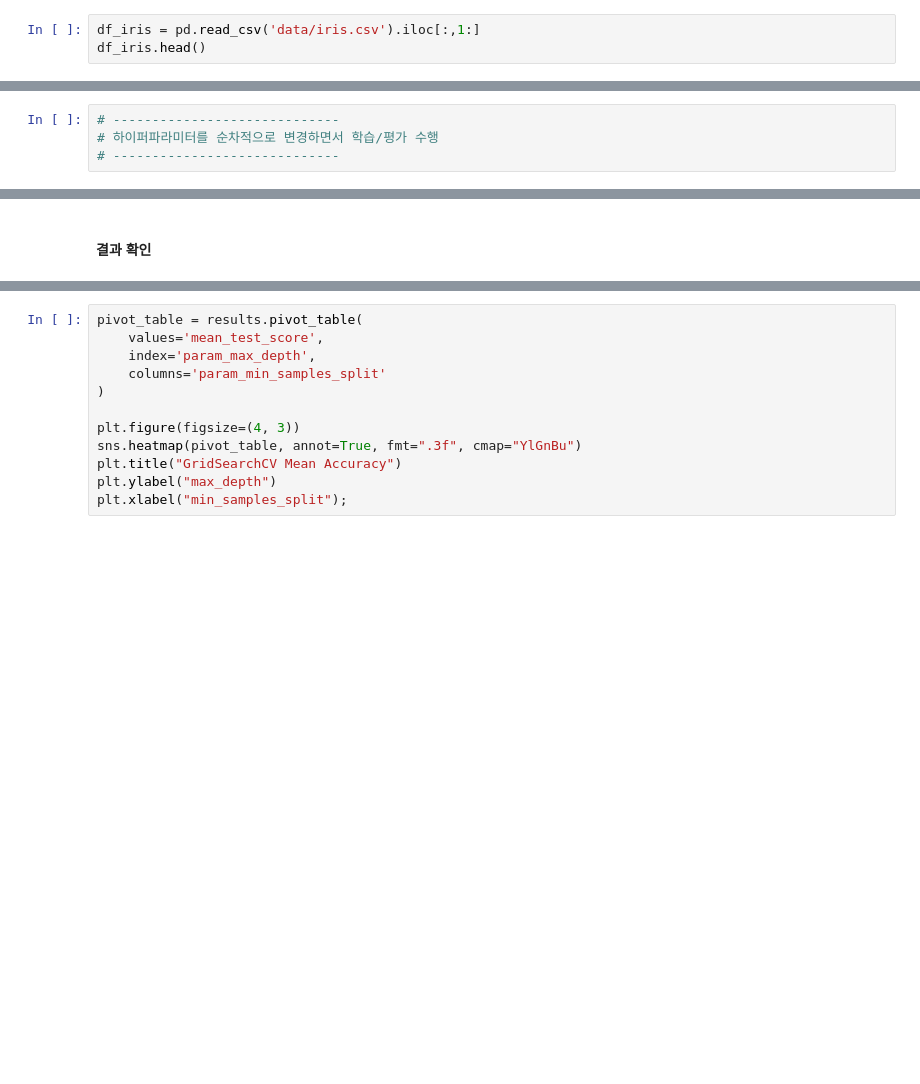
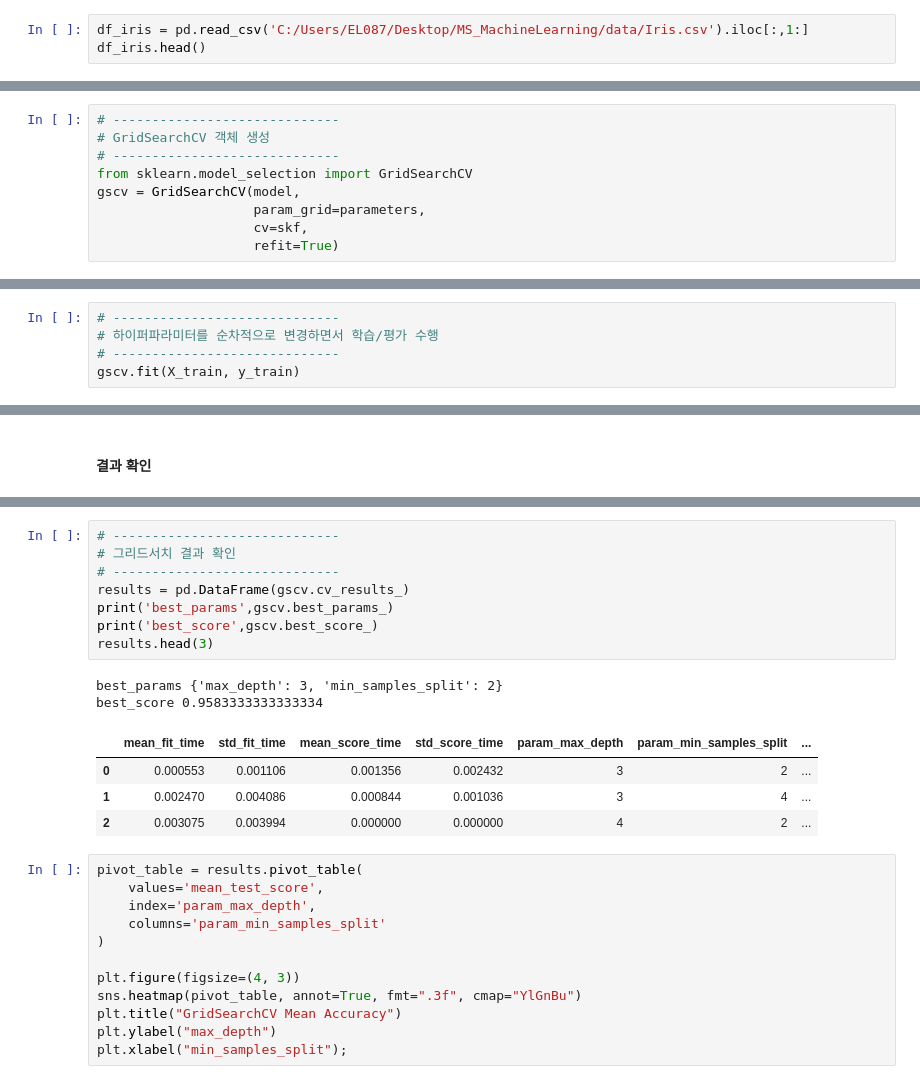
Before and after one commit to jimmynkim/MS_MachineLearning, a Jupyter notebook: 04_분류_붓꽃품종예측/04_분류_붓꽃품종예측4_GridSearchCV_실습.ipynb, the cells around one changed output, grey strips where cells are left out. Cells and saved outputs as stored; diff of their text form; blank space fills up the shorter version.

```diff
--- a/04_분류_붓꽃품종예측/04_분류_붓꽃품종예측4_GridSearchCV_실습.ipynb
+++ b/04_분류_붓꽃품종예측/04_분류_붓꽃품종예측4_GridSearchCV_실습.ipynb
@@ -7,7 +7,7 @@ import koreanize_matplotlib
 # %% [markdown]
 #### 데이터 준비
 # %%
-df_iris = pd.read_csv('data/iris.csv').iloc[:,1:]
+df_iris = pd.read_csv('C:/Users/EL087/Desktop/MS_MachineLearning/data/Iris.csv').iloc[:,1:]
 df_iris.head()
 # %% [output]
 |  | SepalLengthCm | SepalWidthCm | PetalLengthCm | PetalWidthCm | Species |
@@ -95,0 +100,9 @@ parameters = {'max_depth':[3,4,5],
+# %%
+# -----------------------------
+# GridSearchCV 객체 생성
+# -----------------------------
+from sklearn.model_selection import GridSearchCV
+gscv = GridSearchCV(model,
+                    param_grid=parameters,
+                    cv=skf,
+                    refit=True)
@@ -99,6 +118,7 @@ parameters = {'max_depth':[3,4,5],
 # -----------------------------
 # 하이퍼파라미터를 순차적으로 변경하면서 학습/평가 수행
 # -----------------------------
+gscv.fit(X_train, y_train)
 # %% [output]
 GridSearchCV(cv=StratifiedKFold(n_splits=5, random_state=42, shuffle=True),
              estimator=DecisionTreeClassifier(random_state=42),
@@ -119,3 +128,18 @@ best_score 0.9583333333333334
+# %%
+# -----------------------------
+# 그리드서치 결과 확인
+# -----------------------------
+results = pd.DataFrame(gscv.cv_results_)
+print('best_params',gscv.best_params_)
+print('best_score',gscv.best_score_)
+results.head(3)
+# %% [output]
+best_params {'max_depth': 3, 'min_samples_split': 2}
+best_score 0.9583333333333334
+|  | mean_fit_time | std_fit_time | mean_score_time | std_score_time | param_max_depth | param_min_samples_split | ... |
+| 0 | 0.000553 | 0.001106 | 0.001356 | 0.002432 | 3 | 2 | ... |
+| 1 | 0.002470 | 0.004086 | 0.000844 | 0.001036 | 3 | 4 | ... |
+| 2 | 0.003075 | 0.003994 | 0.000000 | 0.000000 | 4 | 2 | ... |
 # %%
 pivot_table = results.pivot_table(
     values='mean_test_score',
```
Also changed, not shown: parts of 10 cells of this notebook, 1 other file.
